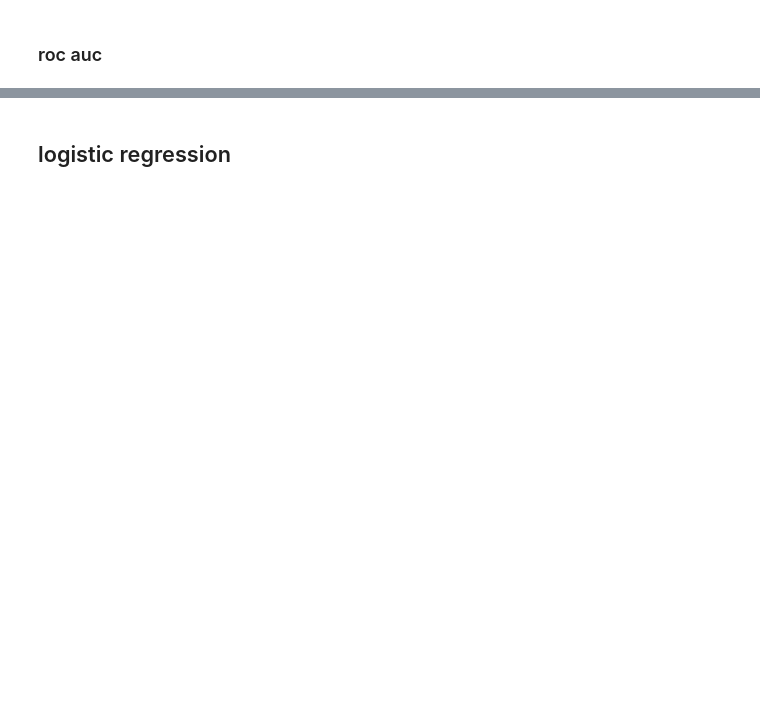
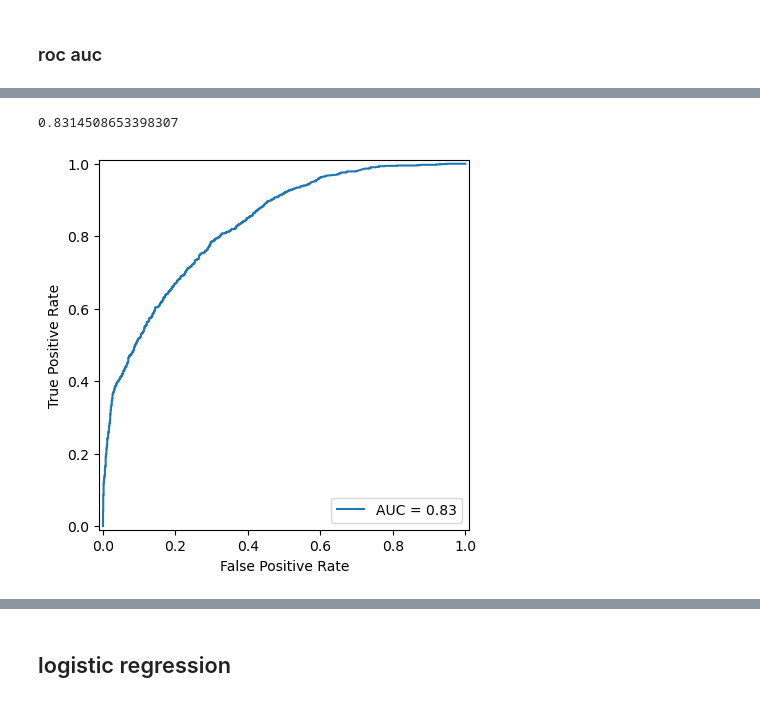
Before and after one commit to helloimfrei/gut-atlas, a Jupyter notebook: notebooks/gi_binary_classification.ipynb, the cells around one changed output, grey strips where cells are left out. Cells and saved outputs as stored; diff of their text form; code cells hidden in the pictures; blank space fills up the shorter version.

```diff
--- a/notebooks/gi_binary_classification.ipynb
+++ b/notebooks/gi_binary_classification.ipynb
@@ -87,0 +135,8 @@ plot_roc_curve(y_test, y_proba[:, 1], roc_auc).show()
+# %%
+y_proba = best_model.predict(X_test)
+roc_auc = get_roc_auc(best_model, y_test, y_proba)
+print(roc_auc)
+plot_roc_curve(y_test, y_proba, roc_auc).show()
+# %% [output]
+0.8314508653398307
+[figure, added]
```
Also changed, not shown: parts of 13 cells of this notebook, 4 other files.
